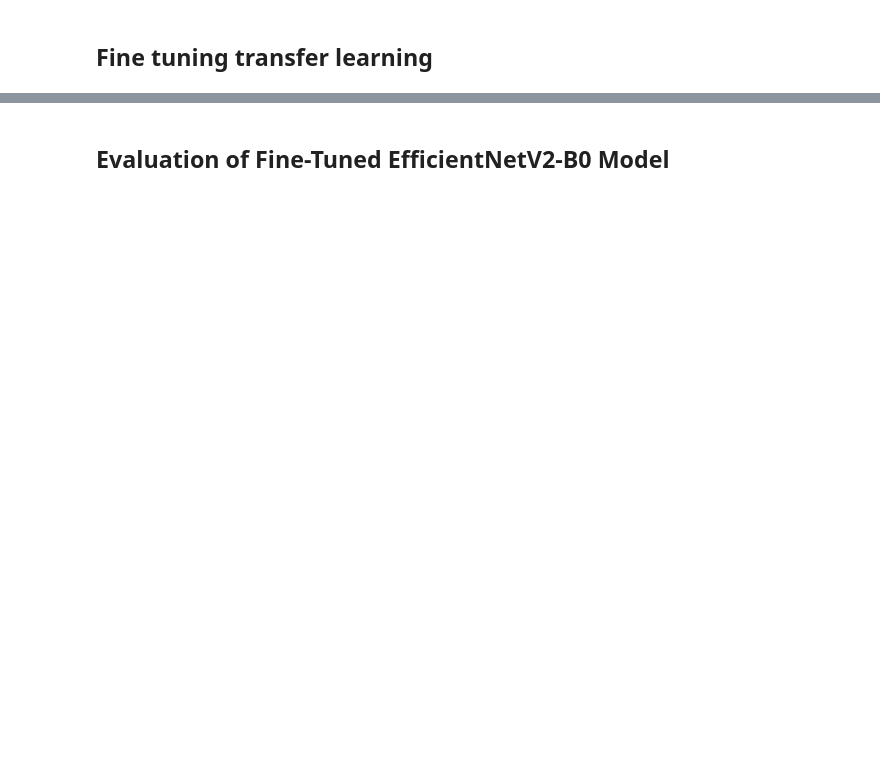
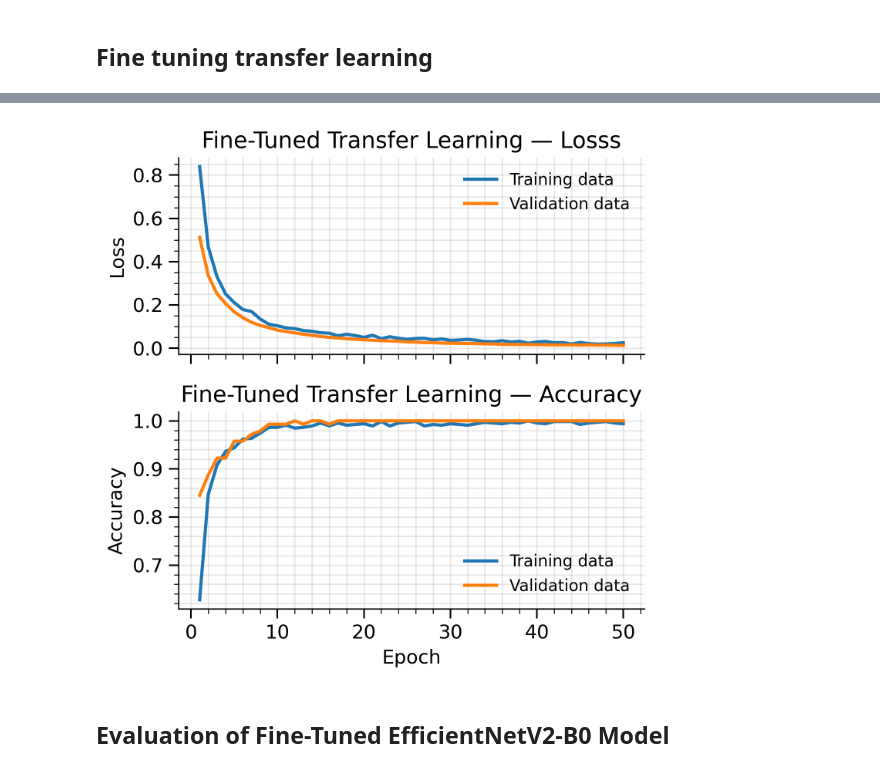
Before and after one commit to emiresenov/PRPD-Classification, a Jupyter notebook: PRPD_Project.ipynb, the cells around one changed output, grey strips where cells are left out. Cells and saved outputs as stored; diff of their text form; code cells hidden in the pictures; blank space fills up the shorter version.

```diff
--- a/PRPD_Project.ipynb
+++ b/PRPD_Project.ipynb
@@ -730,2 +684,26 @@ plt.show()
+# %%
+hist = history_tl.history
+epochs = range(1, len(hist["loss"]) + 1)
+
+acc_key = "accuracy" if "accuracy" in hist else "acc"
+val_acc_key = "val_accuracy" if "val_accuracy" in hist else "val_acc"
+
+
+fig, axes = plt.subplots(2, 1, figsize=(5, 5), sharex=True)
+
+
+axes[0].plot(epochs, hist["loss"], label="Training data")
+axes[0].plot(epochs, hist["val_loss"], label="Validation data")
+finalize_axes(axes[0], ylabel="Loss", title="Fine-Tuned Transfer Learning — Losss")
+
+axes[1].plot(epochs, hist[acc_key], label="Training data")
+axes[1].plot(epochs, hist[val_acc_key], label="Validation data")
+finalize_axes(axes[1], ylabel="Accuracy", title="Fine-Tuned Transfer Learning — Accuracy", xlabel="Epoch")
+
+plt.tight_layout()
+fig.savefig("finetuned_combined.pdf", bbox_inches="tight")
+plt.show()
+# %% [output]
+[figure, added]
 # %% [markdown]
 ## Evaluation of Fine-Tuned EfficientNetV2-B0 Model
```
Also changed, not shown: parts of 9 cells of this notebook.
